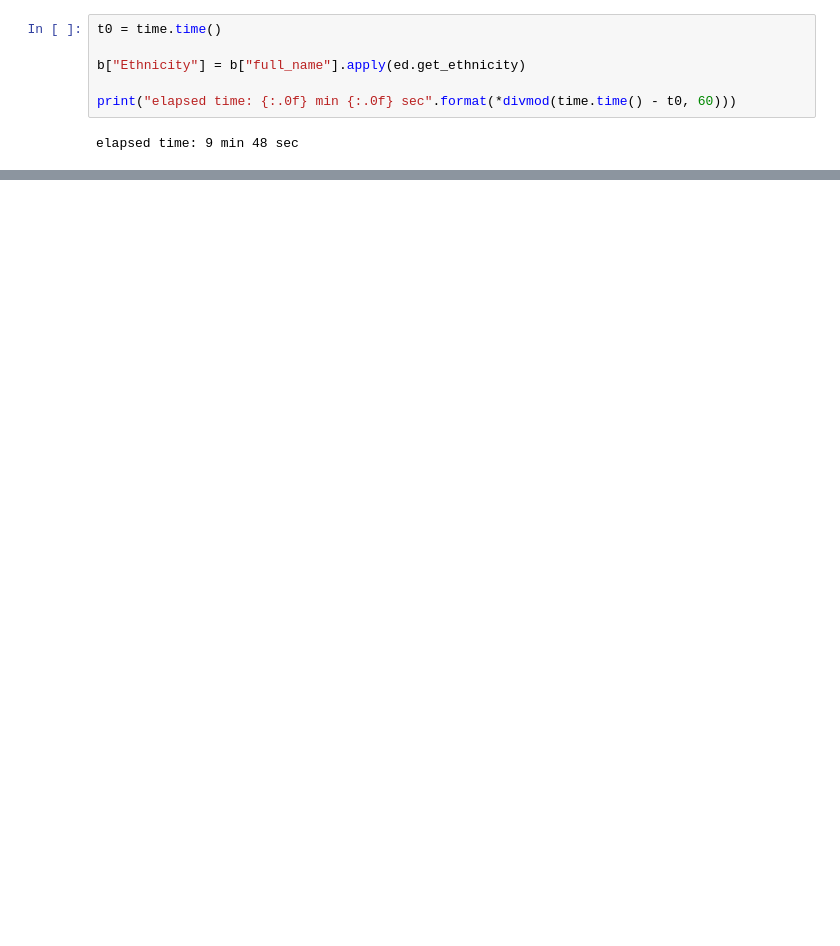
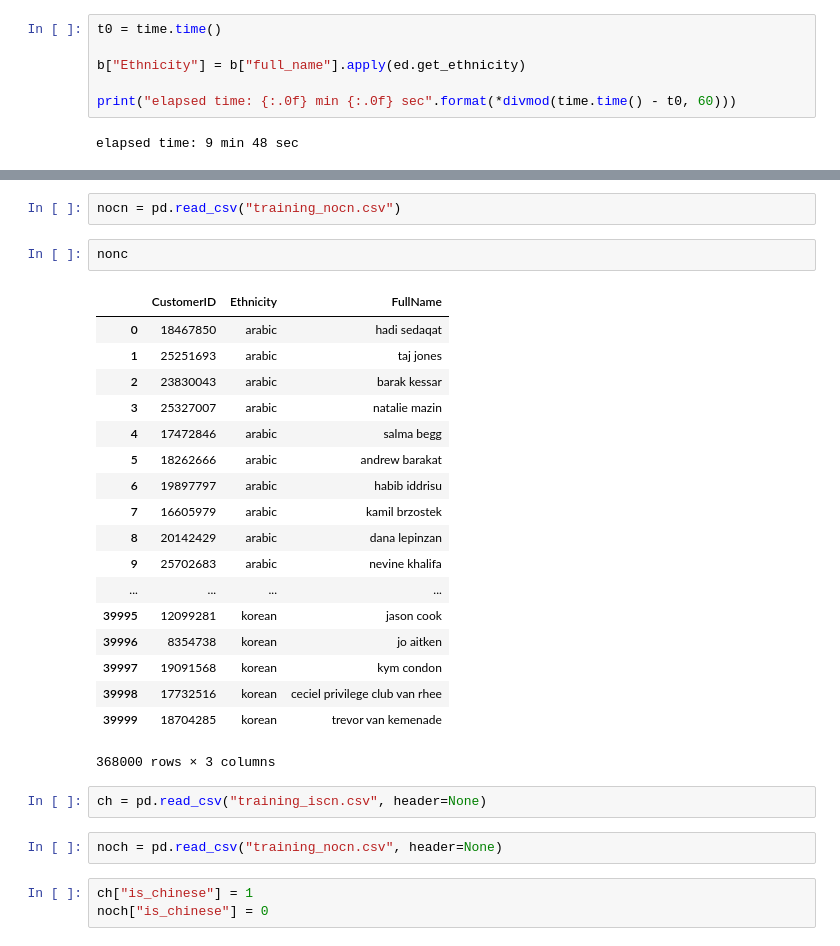
Before and after one commit to eeghor/ethnicity_detector, a Jupyter notebook: parallel_test.ipynb, the cells around one changed output, grey strips where cells are left out. Cells and saved outputs as stored; diff of their text form; blank space fills up the shorter version.

```diff
--- a/parallel_test.ipynb
+++ b/parallel_test.ipynb
@@ -117,0 +342,30 @@ Counter(b.Ethnicity).most_common(15)
+# %%
+nocn = pd.read_csv("training_nocn.csv")
+# %%
+nonc
+# %% [output]
+|  | CustomerID | Ethnicity | FullName |
+| 0 | 18467850 | arabic | hadi sedaqat |
+| 1 | 25251693 | arabic | taj jones |
+| 2 | 23830043 | arabic | barak kessar |
+| 3 | 25327007 | arabic | natalie mazin |
+| 4 | 17472846 | arabic | salma begg |
+| 5 | 18262666 | arabic | andrew barakat |
+| 6 | 19897797 | arabic | habib iddrisu |
+| 7 | 16605979 | arabic | kamil brzostek |
+| 8 | 20142429 | arabic | dana lepinzan |
+| 9 | 25702683 | arabic | nevine khalifa |
+| ... | ... | ... | ... |
+| 39995 | 12099281 | korean | jason cook |
+| 39996 | 8354738 | korean | jo aitken |
+| 39997 | 19091568 | korean | kym condon |
+| 39998 | 17732516 | korean | ceciel privilege club van rhee |
+| 39999 | 18704285 | korean | trevor van kemenade |
+368000 rows × 3 columns
+# %%
+ch = pd.read_csv("training_iscn.csv", header=None)
+# %%
+noch = pd.read_csv("training_nocn.csv", header=None)
+# %%
+ch["is_chinese"] = 1
+noch["is_chinese"] = 0
```
Also changed, not shown: parts of 56 cells of this notebook, 2 other files.
